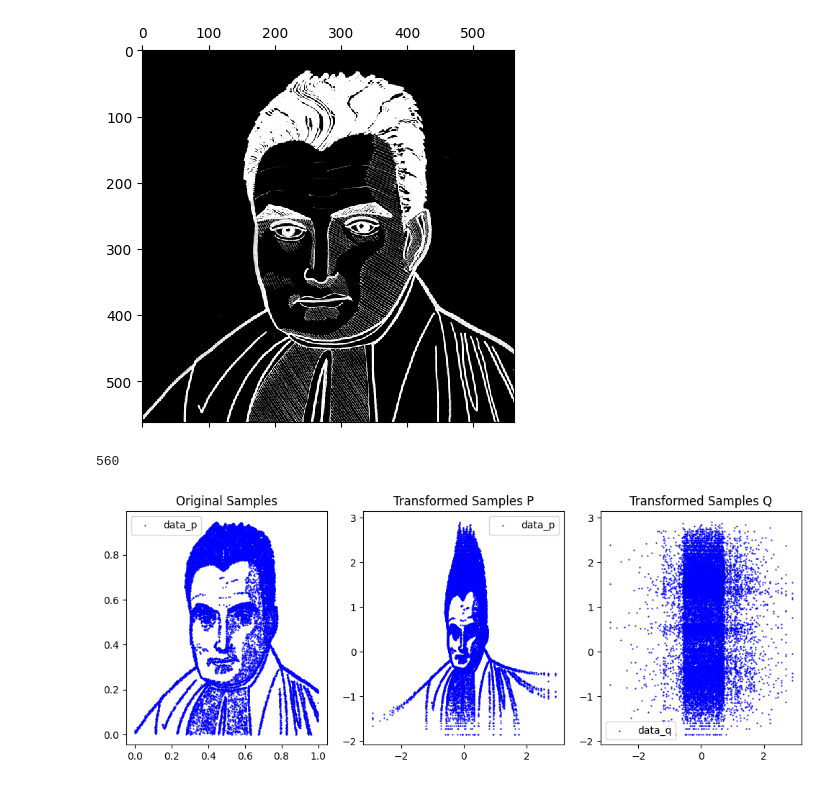
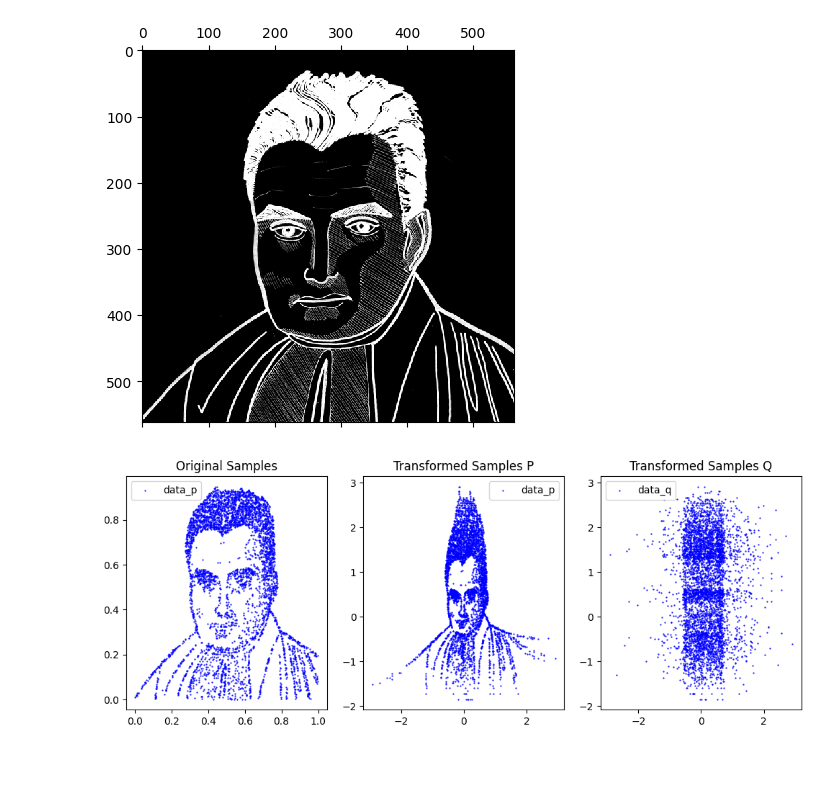
Before and after one commit to Huk-David/Ratio-Copula, a Jupyter notebook: Copula by Ratio Estimation/first_test.ipynb, the cells around one changed output. Drawn from its saved outputs; the diff is of its cells as text; code cells hidden in the pictures.

```diff
--- a/Copula by Ratio Estimation/first_test.ipynb
+++ b/Copula by Ratio Estimation/first_test.ipynb
@@ -865,36 +868,34 @@ plt.matshow(true_p,cmap='gray')
 # %% [output]
 <matplotlib.image.AxesImage at 0x...>
 [figure]
-# %%
-max(np.clip(sample_idx%562,1,562))
-# %% [output]
-560
 # %%
 # Sample from the true copula
-sample_idx = np.random.choice(range(315844), size=20000,p=true_p.flatten(), replace=False)
+import scipy.stats as scs
+
+sample_idx = np.random.choice(range(315844), size=5000,p=true_p.flatten(), replace=False)
 sample_x = np.clip(sample_idx%562,1,562)/562
 sample_y = abs(sample_idx//562 - 562)/562
 
 # Transform the samples
 transformed_samples_1 = scs.norm(loc=0,scale=1).ppf(sample_x)
 transformed_samples_2 = scs.gumbel_r().ppf(sample_y)
 
 # Concatenate the transformed samples
 
 fig, axs = plt.subplots(1, 3, figsize=(10, 4))
 axs[0].scatter(sample_x, sample_y, s=0.3, color='blue', label='data_p')
 axs[0].set_title('Original Samples')
 axs[0].legend()
 axs[1].scatter(transformed_samples_1, transformed_samples_2, s=0.3, color='blue', label='data_p')
 axs[1].set_title('Transformed Samples P')
 axs[1].legend()
 axs[2].scatter(np.random.permutation(transformed_samples_1), np.random.permutation(transformed_samples_2), s=0.3, color='blue', label='data_q')
 axs[2].set_title('Transformed Samples Q')
 axs[2].legend()
 plt.tight_layout()
 plt.show()
 # %% [output]
-[figure, old version]
+[figure, new version]
 # %%
 mlp_Clayton = MLP(2, 100, 1)
 data_p = torch.tensor(np.column_stack((transformed_samples_1,transformed_samples_2)))
```
Also changed, not shown: parts of 8 cells of this notebook.
